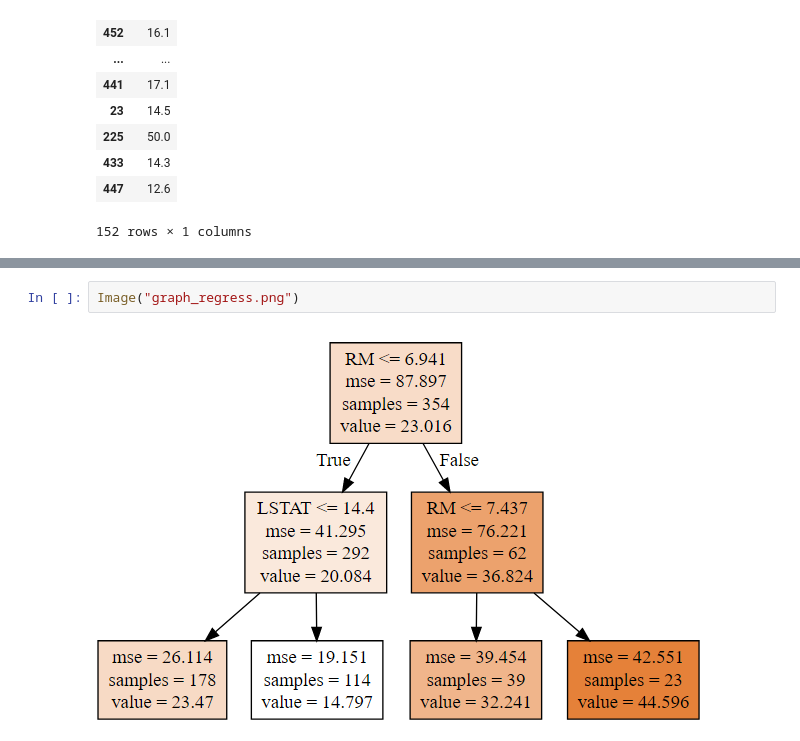
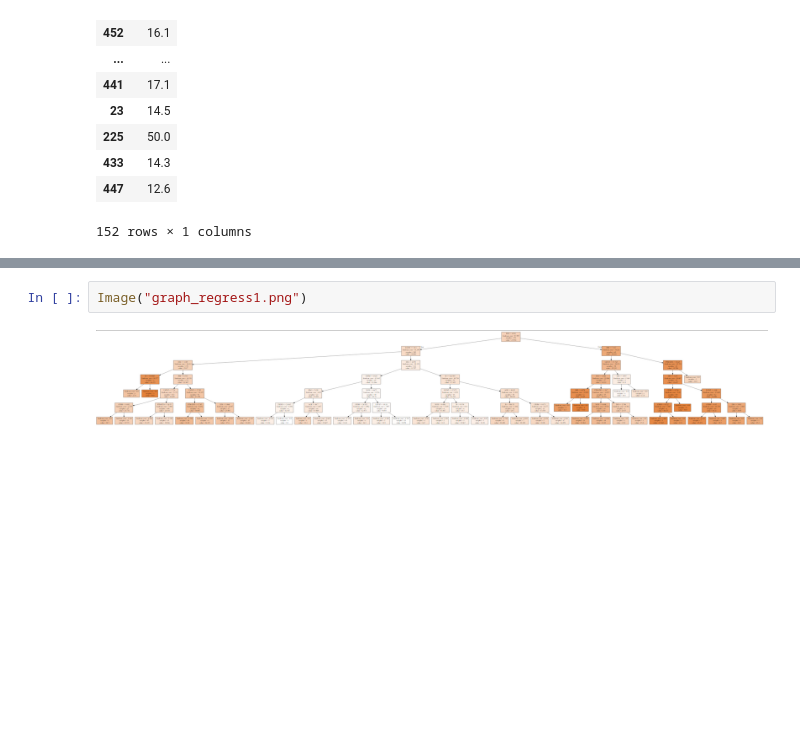
Before and after one commit to PNikolayG/DS27, a Jupyter notebook: MachineLearning/7.DecisionTree.ipynb, the cells around one changed output, grey strips where cells are left out. Cells and saved outputs as stored; diff of their text form; blank space fills up the shorter version.

```diff
--- a/MachineLearning/7.DecisionTree.ipynb
+++ b/MachineLearning/7.DecisionTree.ipynb
@@ -350,5 +356,5 @@ node [shape=box, style="filled", color="black"] ;
 }
 # %%
-Image("graph_regress.png")
+Image("graph_regress1.png")
 # %% [output]
-[figure, old version]
+[figure, new version]
```
Also changed, not shown: parts of 8 cells of this notebook.
